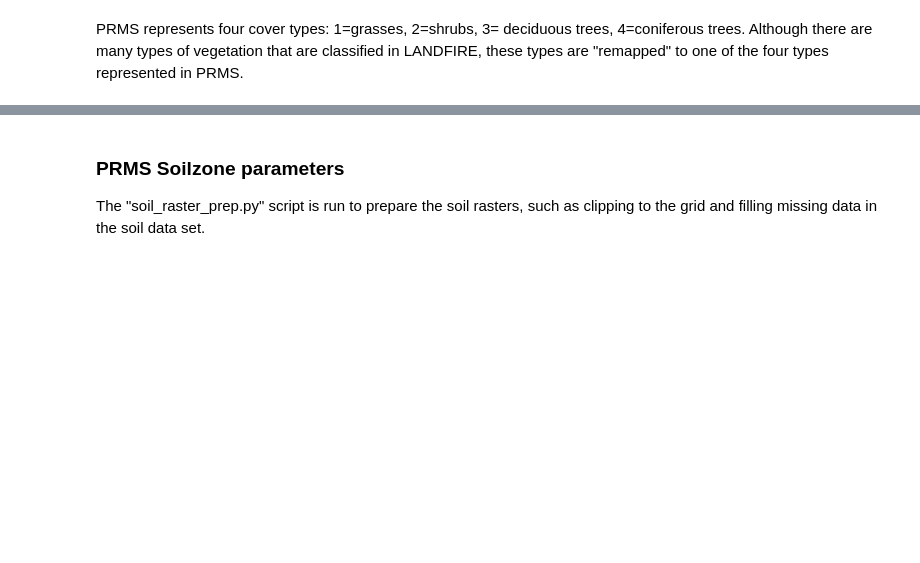
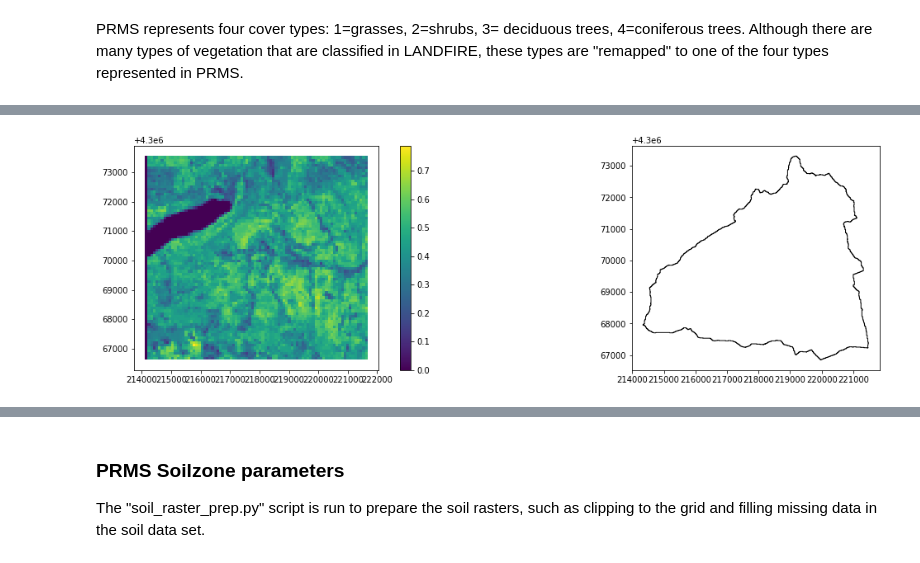
Before and after one commit to rniswon/gsflowID2447_classrepo, a Jupyter notebook: exercises/saghen_prms/notebook/gsflow_sagehen.ipynb, the cells around one changed output, grey strips where cells are left out. Cells and saved outputs as stored; diff of their text form; code cells hidden in the pictures; blank space fills up the shorter version.

Commit message:
more work on sagehen notebeook

```diff
--- a/exercises/saghen_prms/notebook/gsflow_sagehen.ipynb
+++ b/exercises/saghen_prms/notebook/gsflow_sagehen.ipynb
@@ -286,3 +283,15 @@ PRMS represents four cover types: 1=grasses, 2=shrubs, 3= deciduous trees, 4=con
 # %% [markdown]
 Below is the cell/HRU resampled from LANDFIRE winter cover density.
  <img src=".\captures\sagehen_veg_wdensity.png" style="float: center" width="600">
+# %%
+fig, ax = plt.subplots(1,2,figsize=(20,5))
+fn1=r"..\examples\sagehen\shapefiles\watershed_proj.shp"
+fn2=r"..\examples\sagehen\hru_params\hru_params.shp"
+boundary=geopandas.read_file(fn1)
+hru_params=geopandas.read_file(fn2)
+#plt.rcParams["figure.figsize"] = (8,8)
+hru_params.plot(column="COVDEN_WIN",ax=ax[0],legend=True)
+boundary.plot(ax=ax[1],color='none', edgecolor='black', linewidth=1.0)
+plt.show()
+# %% [output]
+[figure, added]
```
Also changed, not shown: parts of 5 cells of this notebook, 2 other files.
